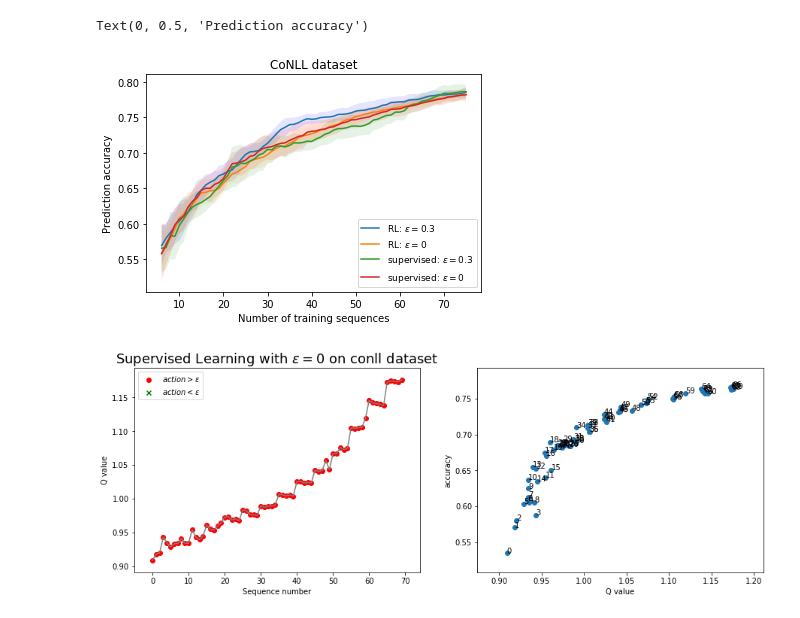
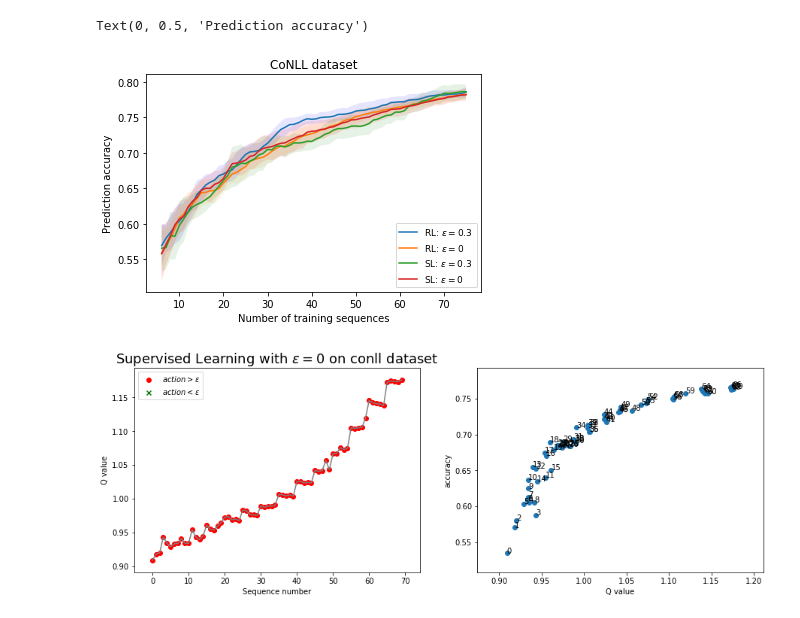
Before and after one commit to Louise-LuLin/active-RL, a Jupyter notebook: evaluation.ipynb, the cells around one changed output. Drawn from its saved outputs; the diff is of its cells as text; code cells hidden in the pictures.

```diff
--- a/evaluation.ipynb
+++ b/evaluation.ipynb
@@ -28,35 +28,35 @@ with open("./results_mp/conllnumembed_TrellisSupervised_75bgt_5init_20trainEp_5t
     (res_tr3, res_ts3) = pickle.load(in_file)
     acc = np.array([res[5] for res in res_ts3])
     mean3 = np.mean(acc, axis=0)
     var3 = np.std(acc, axis=0)
 
 with open("./results_mp/conllnumembed_TrellisSupervised_75bgt_5init_20trainEp_10testEp.mp", "rb") as in_file:
     (res_tr4, res_ts4) = pickle.load(in_file)
     acc = np.array([res[5] for res in res_ts4])
     mean4 = np.mean(acc, axis=0)
     var4 = np.std(acc, axis=0)
 
 plt.plot(cost, mean1,
          cost, mean2,
          cost, mean3,
          cost, mean4,)
 #          cost, mean5,)
 
 plt.fill_between(cost, mean1+var1, mean1-var1, facecolor='blue', alpha=0.1)
 plt.fill_between(cost, mean2+var2, mean2-var2, facecolor='orange', alpha=0.1)
 plt.fill_between(cost, mean3+var3, mean3-var3, facecolor='green', alpha=0.1)
 plt.fill_between(cost, mean4+var4, mean4-var4, facecolor='red', alpha=0.1)
 # plt.fill_between(cost, mean5+var5, mean5-var5, facecolor='green', alpha=0.1)
-plt.legend(['RL: $\epsilon=0.3$', 'RL: $\epsilon=0$', 'supervised: $\epsilon=0.3$', 'supervised: $\epsilon=0$'], loc='lower right', fancybox=True, fontsize = 9)
+plt.legend(['RL: $\epsilon=0.3$', 'RL: $\epsilon=0$', 'SL: $\epsilon=0.3$', 'SL: $\epsilon=0$'], loc='lower right', fancybox=True, fontsize = 9)
 # plt.xlim(200, 600)
 
 plt.title('CoNLL dataset')
 plt.xlabel('Number of training sequences')
 plt.ylabel('Prediction accuracy')
 # plt.savefig('./results/sod.png', bbox_inches='tight')
 # %% [output]
 Text(0, 0.5, 'Prediction accuracy')
-[figure, old version]
+[figure, new version]
 # %%
 ### draw q-value and true reward (accuracy)
 
```
Also changed, not shown: parts of 2 cells of this notebook, 3 other files.
